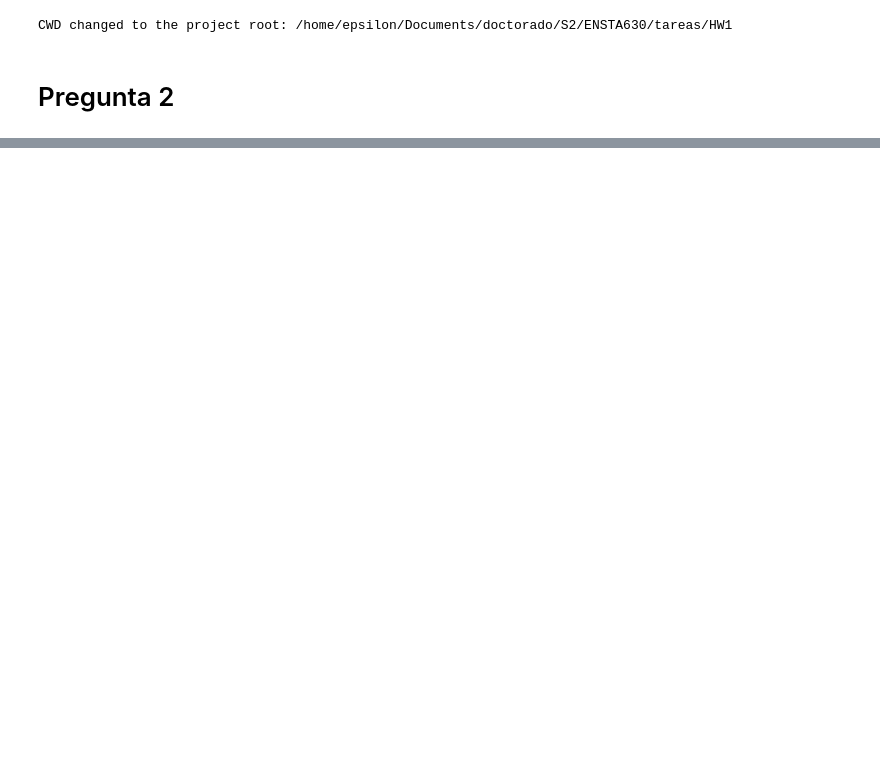
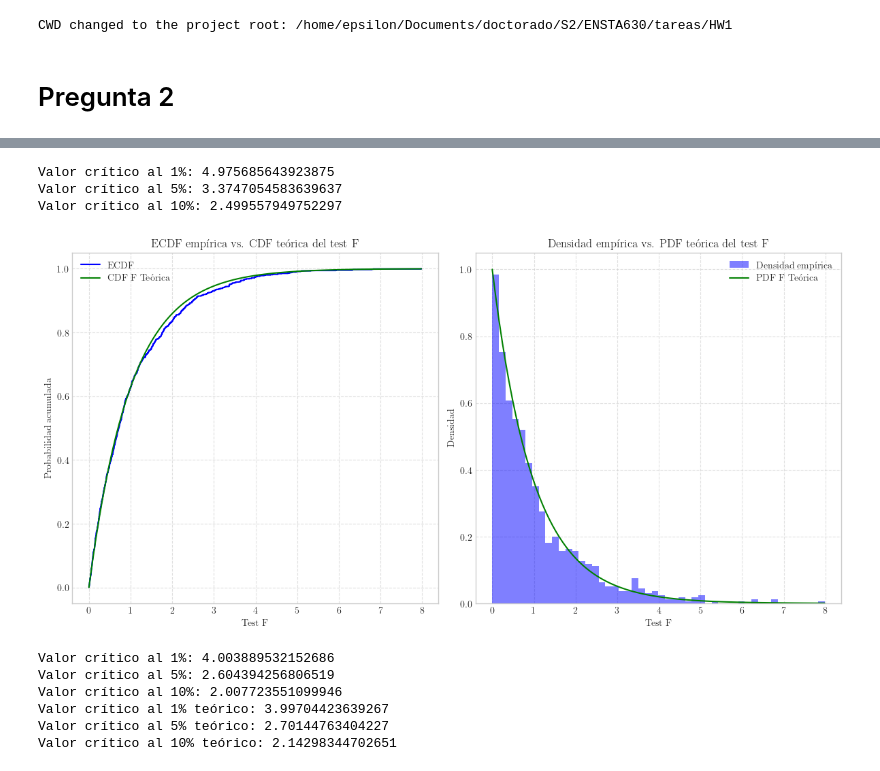
Before and after one commit to ensta630team/HW1---Python, a Jupyter notebook: presentation/notebooks/pregunta_2.ipynb, the cells around one changed output, grey strips where cells are left out. Drawn from its saved outputs; the diff is of its cells as text; code cells hidden in the pictures; blank space fills up the shorter version.

```diff
--- a/presentation/notebooks/pregunta_2.ipynb
+++ b/presentation/notebooks/pregunta_2.ipynb
@@ -37,4 +50,25 @@ Coefficients (phi):
 # %%
-for k in range(1000):
-    Y = model.sample(n_samples=100)
+np.random.seed(42)
+# PREGUNTA 2.A: SIMULACIONES
+R = np.array([[1,0,0], [0,1,4]]) # Restricciones
+H0 = np.array([1,0]) # Valores bajo H0
+
+simulaciones = []
+inferencias = []
+medias_iteraciones = []
+varianza_iteraciones = []
+for i in range(1000):
+  muestra_actual = model.sample(n_samples=100)
+  simulaciones.append(muestra_actual)
+  muestra_actual = simulaciones[i]
+  inferencia = Inferencia_OLS(muestra=muestra_actual, rezagos=2)
+  inferencias.append(inferencia)
+  medias_iteraciones.append(inferencia.get_momento1())
+  varianza_iteraciones.append(inferencia.get_momento2())
+
+
+# Para obtener el momento 1 estimado con Monte Carlo
+momento1_estimado = np.mean(medias_iteraciones)
+# Obtenemos la varianza estimada
+momento2_estimado = np.mean(varianza_iteraciones)
 # %%
@@ -48,0 +113,52 @@ uplot.plot_serie(Y, model=model)
+# %%
+np.random.seed(42)
+# PREGUNTA 2.B: TEST SIMPLE
+
+R = np.array([[1,0,0], [0,1,4]]) # Restricciones
+H0 = np.array([1,0]) # Valores bajo H0
+
+testF = []
+for i in range(1000):
+  fobs = inferencias[i].hipotesis(R = R, nula = H0)
+  testF.append(fobs)
+
+testF = np.array(testF)
+
+valores_criticos(testF)
+# %% [output]
+Valor crítico al 1%: 4.975685643923875
+Valor crítico al 5%: 3.3747054583639637
+Valor crítico al 10%: 2.499557949752297
+# %%
+graficopdf(densidad=testF)
+# %% [output]
+[figure, added]
+# %%
+np.random.seed(42)
+# PREGUNTA 2.C: Test de Chow
+
+testChow = []
+for i in range(1000):
+  inf_actual = inferencias[i]
+  chow = inf_actual.chow(quiebre = 50)
+  testChow.append(chow)
+
+testChow = np.array(testChow)
+
+valores_criticos(testChow)
+
+# Valores críticos
+alpha_1 = stats.f.ppf(0.99, 3, 94)  # 1%
+alpha_5 = stats.f.ppf(0.95, 3, 94)  # 5%
+alpha_10 = stats.f.ppf(0.90, 3, 94)  # 10%
+
+print("Valor crítico al 1% teórico:", alpha_1)
+print("Valor crítico al 5% teórico:", alpha_5)
+print("Valor crítico al 10% teórico:", alpha_10)
+# %% [output]
+Valor crítico al 1%: 4.003889532152686
+Valor crítico al 5%: 2.604394256806519
+Valor crítico al 10%: 2.007723551099946
+Valor crítico al 1% teórico: 3.99704423639267
+Valor crítico al 5% teórico: 2.70144763404227
+Valor crítico al 10% teórico: 2.14298344702651
```
Also changed, not shown: parts of 7 cells of this notebook, 7 other files.
